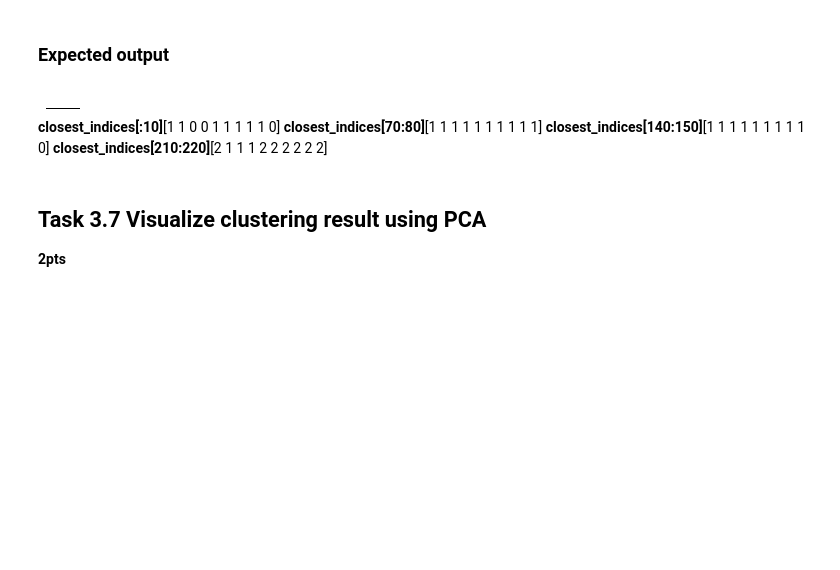
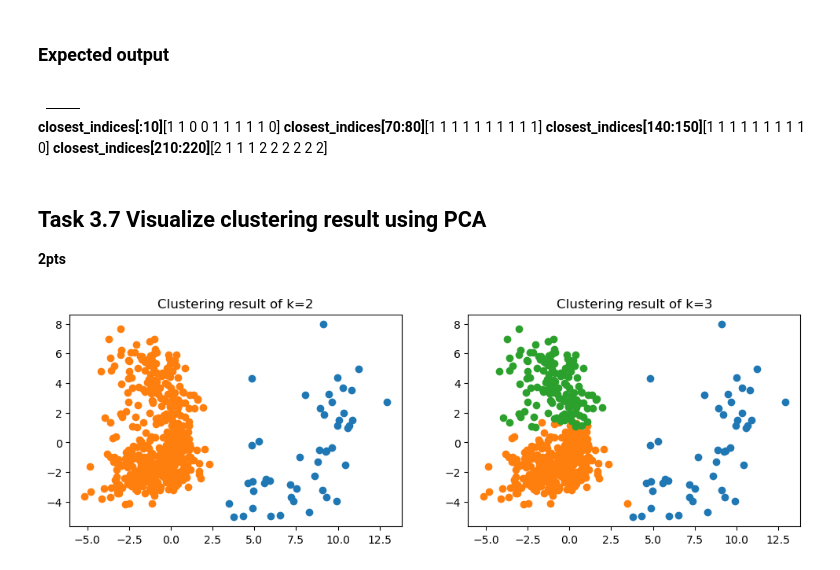
Before and after one commit to CasPascucci/CS549, a Jupyter notebook: Homeworks/hw4/Pascucci823874565.ipynb, the cells around one changed output. Saved outputs shown, nothing was run; the diff lists cells and outputs as text; code cells hidden in the pictures; blank space fills up the shorter version.

```diff
--- a/Homeworks/hw4/Pascucci823874565.ipynb
+++ b/Homeworks/hw4/Pascucci823874565.ipynb
@@ -654,8 +660,9 @@ def compute_distances(X, centroids):
     distances -- shape (k, m)
     """
     ### START YOUR CODE ### 4 pts each
-    centroids_expanded = None
-    distances = None
+    centroids_expanded = np.expand_dims(centroids,1)
+    S = X.T - centroids_expanded.T
+    distances = np.sqrt(np.sum(S**2, axis=2))
     ### END YOUR CODE ###
 
     return distances
@@ -691,7 +701,7 @@ def cloeset_centroid(distances):
     indices -- numpy array of shape (1, m)
     """
     ### START YOUR CODE ###
-    indices = None
+    indices = np.argmin(distances, axis=0)
     ### END YOUR CODE ###
 
     return indices
@@ -732,7 +744,12 @@ def update_centroids(X, closest_indices, centroids):
     new_centroids -- new centroids positions, shape (n, k)
     """
     ### START YOUR CODE ###
-    new_centroids = None
+    new_centroids = np.zeros(centroids.shape)
+    k = centroids.shape[1]
+    for j in range(k):
+        points = X[:, closest_indices == j]
+        new_centroids[:, j] = np.mean(points, axis=1)
+
     ### END YOUR CODE ###
 
     assert(centroids.shape == new_centroids.shape)
@@ -773,7 +795,7 @@ def kmeans(X, k):
     centroids -- final positions of centroids
     """
     ### START YOUR CODE ### 2pts
-    centroids = None
+    centroids = init_centroids(X, k)
     ### END YOUR CODE ###
 
     old_centroids = None ## this is not a todo
@@ -783,13 +805,13 @@ def kmeans(X, k):
 
         ### START YOUR CODE ### 2pts each
         # Compute distances
-        distances = None
+        distances = compute_distances(X,centroids)
 
         # Find cloeset centroid
-        closest_indices = None
+        closest_indices = cloeset_centroid(distances)
 
         # Update centroids
-        centroids = None
+        centroids = update_centroids(X,closest_indices,centroids)
         ### END YOUR CODE ###
 
     return closest_indices, centroids
@@ -817,29 +844,31 @@ print('closest_indices[210:220]', closest_indices[210:220])
 # %%
 from sklearn.decomposition import PCA
 
 pca = PCA(n_components=None) #1pt
 pca.fit(X.T)
-X_proj = None  #1pt
+X_proj = pca.transform(X.T)  #1pt
 
 # Cluster and
 fig = plt.figure(figsize=(12, 3.5))
 
 closest_indices, centroids = kmeans(X, 2)
 fig.add_subplot(1, 2, 1)
 plt.scatter(X_proj[closest_indices==0, 0], X_proj[closest_indices==0, 1])
 plt.scatter(X_proj[closest_indices==1, 0], X_proj[closest_indices==1, 1])
 plt.scatter(X_proj[closest_indices==2, 0], X_proj[closest_indices==2, 1])
 plt.title('Clustering result of k=2')
 
 closest_indices, centroids = kmeans(X, 3)
 fig.add_subplot(1, 2, 2)
 plt.scatter(X_proj[closest_indices==0, 0], X_proj[closest_indices==0, 1])
 plt.scatter(X_proj[closest_indices==1, 0], X_proj[closest_indices==1, 1])
 plt.scatter(X_proj[closest_indices==2, 0], X_proj[closest_indices==2, 1])
 plt.scatter(X_proj[closest_indices==3, 0], X_proj[closest_indices==3, 1])
 plt.title('Clustering result of k=3')
 
 plt.show()
+# %% [output]
+[figure, added]
 # %% [markdown]
 ### Expected output
 <img src="kmean.png" style="width:800px;height:300px;">
```
Also changed, not shown: parts of 8 cells of this notebook.
